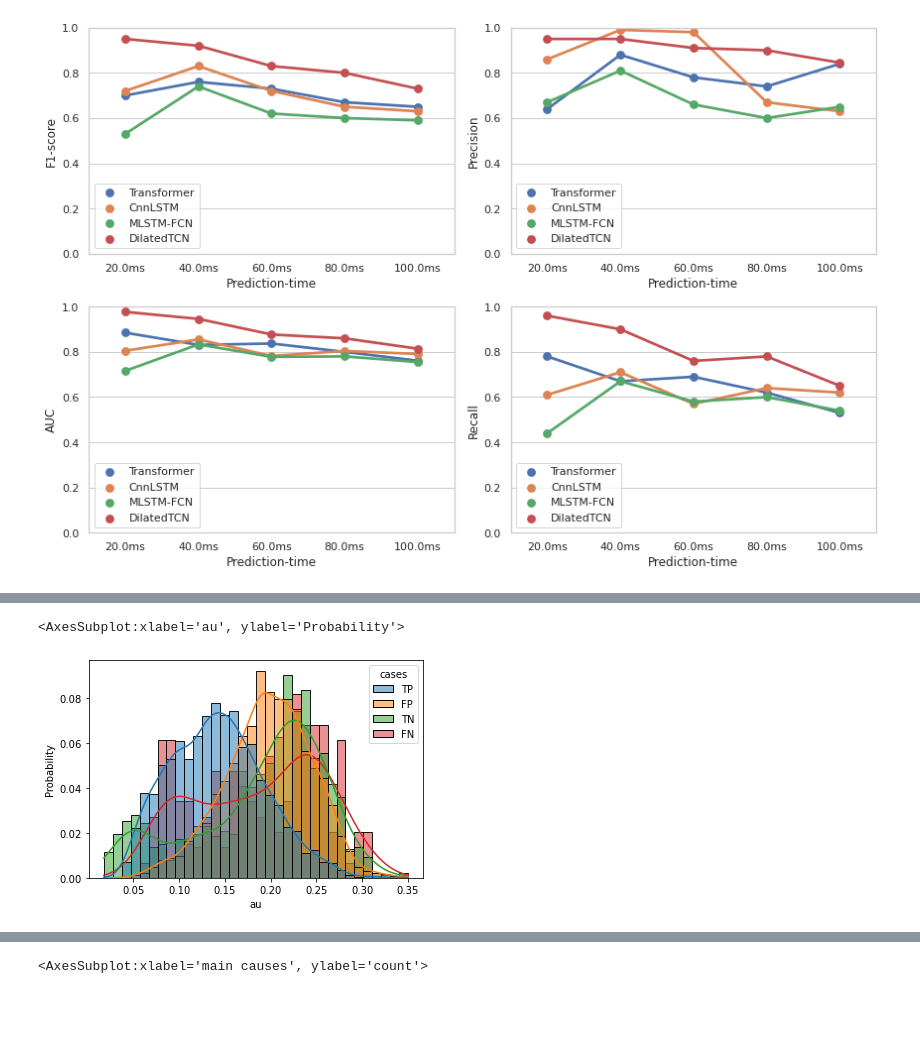
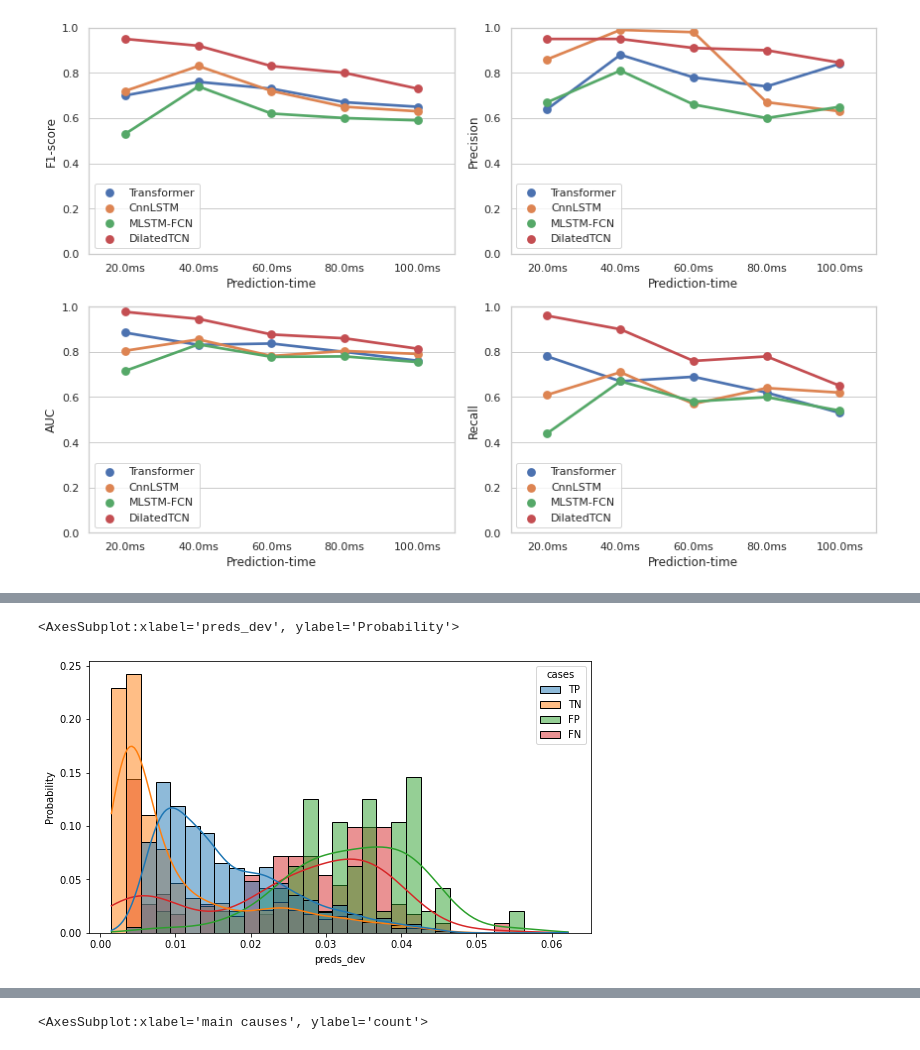
Before and after one commit to ZINZINBIN/Bayesian-Disruption-Prediction, a Jupyter notebook: analysis/analysis_results.ipynb, the cells around one changed output, grey strips where cells are left out. Drawn from its saved outputs; the diff is of its cells as text; code cells hidden in the pictures; blank space fills up the shorter version.

Commit message:
update analysis files

```diff
--- a/analysis/analysis_results.ipynb
+++ b/analysis/analysis_results.ipynb
@@ -176,7 +176,7 @@ fig.tight_layout()
 # %%
 # uncertainty analysis
 import pandas as pd
-result = pd.read_pickle("./results/analysis_file/analysis_uncertainty_test_Bayes_TCN_warning_400_dist_40_Focal_Normal_Robust_TQ_seed_42.pkl")
+result = pd.read_pickle("./results/analysis_file/analysis_uncertainty_test_Bayes_TCN_warning_100_dist_40_Focal_Normal_Robust_TQ_seed_42.pkl")
 # %%
 result['preds_mean'] = result['preds'].apply(lambda x : np.mean(x, axis = 0)[0])
 result['preds_dev'] = result['preds'].apply(lambda x : np.std(x))
@@ -196,5 +206,6 @@ array(['TP', 'FP', 'TN', 'FN'], dtype=object)
 # %%
-sns.histplot(data = result, x = 'au', hue = 'cases', kde = True, stat = 'probability', common_norm=False)
+plt.figure(figsize = (9,5))
+sns.histplot(data = result, x = 'preds_dev', hue = 'cases', kde = True, stat = 'probability', common_norm=False)
 # %% [output]
-<AxesSubplot:xlabel='au', ylabel='Probability'>
+<AxesSubplot:xlabel='preds_dev', ylabel='Probability'>
-[figure, old version]
+[figure, new version]
```
Also changed, not shown: parts of 86 cells of this notebook, 16 other files.
